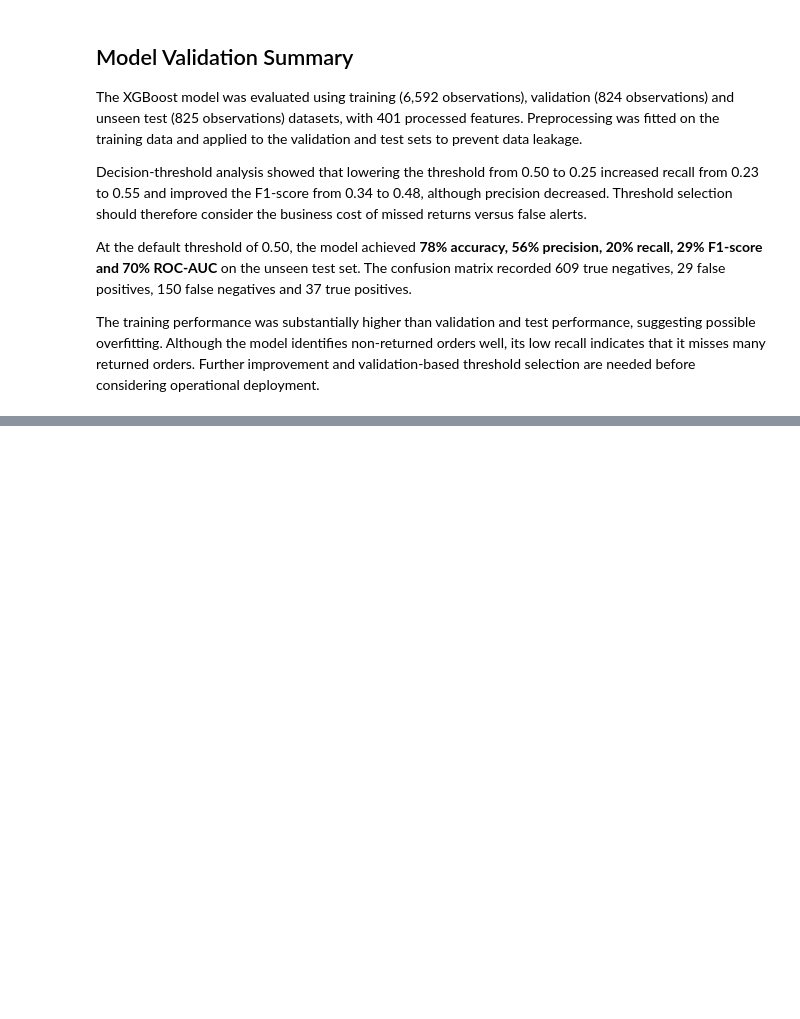
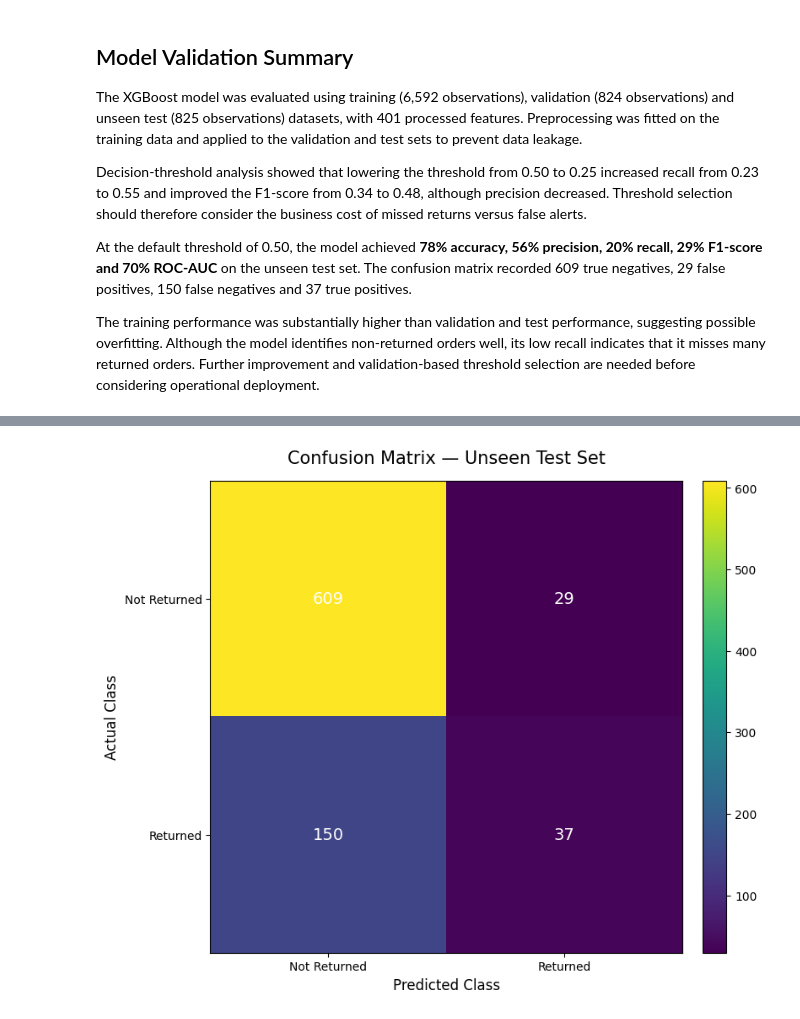
Before and after one commit to Payal942/Capstone-STADIOalot-Return-Prediction, a Jupyter notebook: notebooks/SS3_PartB.ipynb, the cells around one changed output, grey strips where cells are left out. Cells and saved outputs as stored; diff of their text form; code cells hidden in the pictures; blank space fills up the shorter version.

```diff
--- a/notebooks/SS3_PartB.ipynb
+++ b/notebooks/SS3_PartB.ipynb
@@ -2560,0 +2706,71 @@ The training performance was substantially higher than validation and test perfo
+# %%
+# ============================================================
+# 40. VISUALISATION 3
+# CONFUSION MATRIX
+# ============================================================
+
+fig_3 = plt.figure(figsize=(8, 7))
+
+plt.imshow(
+    cm,
+    interpolation="nearest",
+    cmap="viridis"
+)
+
+plt.title(
+    "Confusion Matrix — Unseen Test Set",
+    fontsize=15,
+    pad=15
+)
+
+plt.colorbar(
+    fraction=0.046,
+    pad=0.04
+)
+
+class_names = [
+    "Not Returned",
+    "Returned"
+]
+
+plt.xticks(
+    [0, 1],
+    class_names,
+    rotation=0
+)
+
+plt.yticks(
+    [0, 1],
+    class_names
+)
+
+plt.xlabel(
+    "Predicted Class",
+    fontsize=12
+)
+
+plt.ylabel(
+    "Actual Class",
+    fontsize=12
+)
+
+# Add values inside the matrix
+for i in range(cm.shape[0]):
+    for j in range(cm.shape[1]):
+        plt.text(
+            j,
+            i,
+            f"{cm[i, j]:,}",
+            ha="center",
+            va="center",
+            fontsize=14,
+            color="white"
+        )
+
+plt.tight_layout(
+    pad=2
+)
+
+plt.show()
+# %% [output]
+[figure, added]
```
Also changed, not shown: parts of 10 cells of this notebook, 5 other files.
